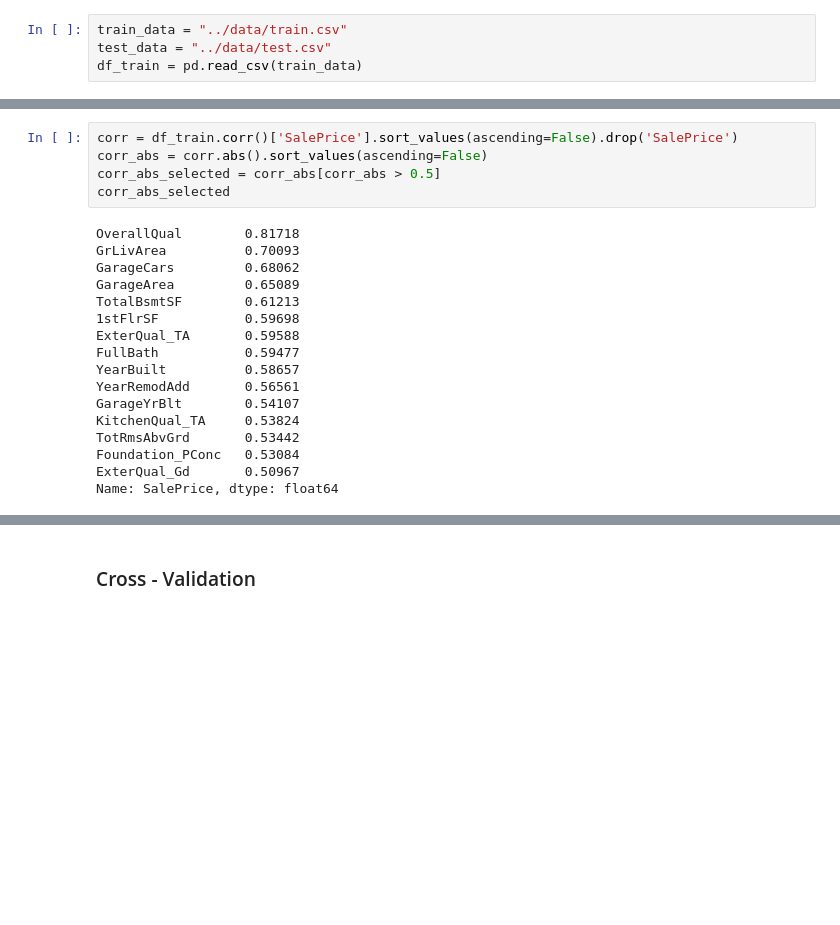
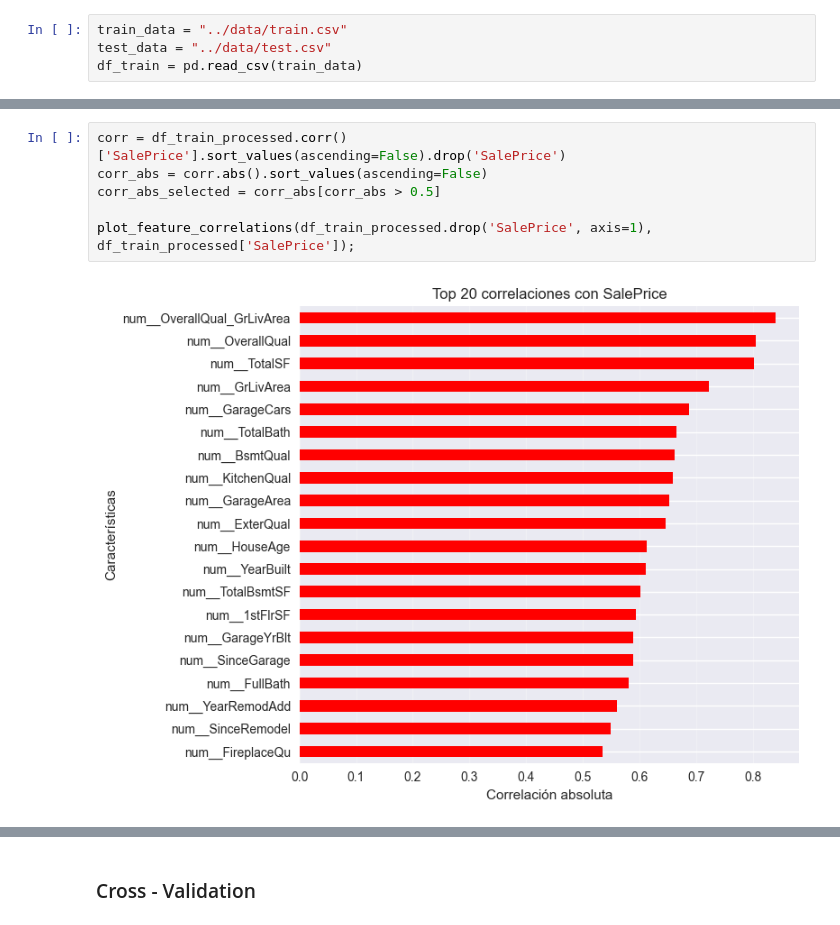
Before and after one commit to A01750658/retoCasas, a Jupyter notebook: notebooks/final.ipynb, the cells around one changed output, grey strips where cells are left out. Drawn from its saved outputs; the diff is of its cells as text; blank space fills up the shorter version.

```diff
--- a/notebooks/final.ipynb
+++ b/notebooks/final.ipynb
@@ -71,24 +100,10 @@ df_train['SalePrice'] = log_transform(df_train['SalePrice'])
 # %%
-corr = df_train.corr()['SalePrice'].sort_values(ascending=False).drop('SalePrice')
+corr = df_train_processed.corr()['SalePrice'].sort_values(ascending=False).drop('SalePrice')
 corr_abs = corr.abs().sort_values(ascending=False)
 corr_abs_selected = corr_abs[corr_abs > 0.5]
-corr_abs_selected
+
+plot_feature_correlations(df_train_processed.drop('SalePrice', axis=1), df_train_processed['SalePrice']);
 # %% [output]
-OverallQual        0.81718
-GrLivArea          0.70093
-GarageCars         0.68062
-GarageArea         0.65089
-TotalBsmtSF        0.61213
-1stFlrSF           0.59698
-ExterQual_TA       0.59588
-FullBath           0.59477
-YearBuilt          0.58657
-YearRemodAdd       0.56561
-GarageYrBlt        0.54107
-KitchenQual_TA     0.53824
-TotRmsAbvGrd       0.53442
-Foundation_PConc   0.53084
-ExterQual_Gd       0.50967
-Name: SalePrice, dtype: float64
+[figure, added]
 # %%
 for col in corr_abs_selected.index:
```
Also changed, not shown: parts of 37 cells of this notebook, 5 other files.
